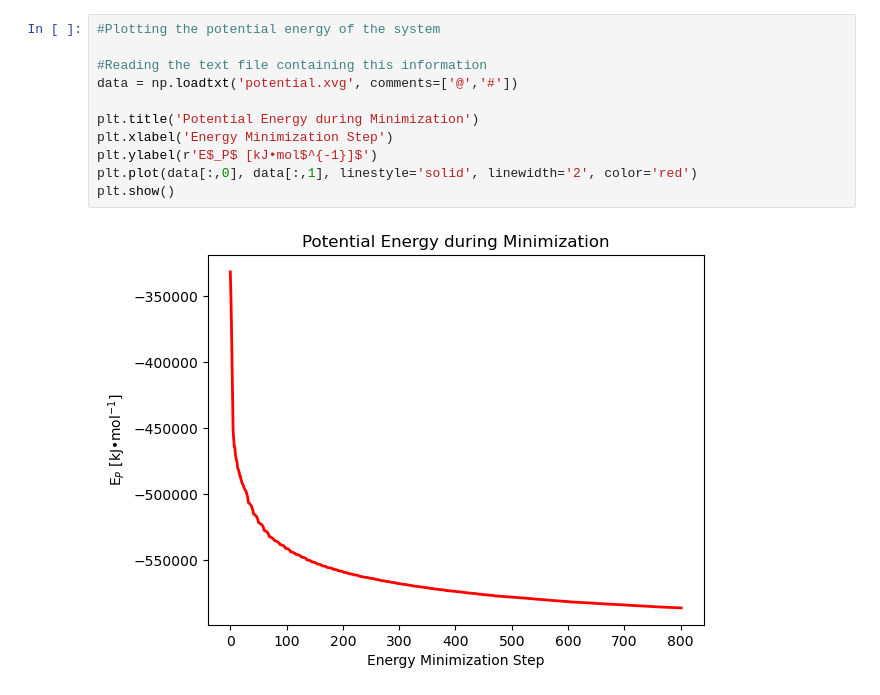
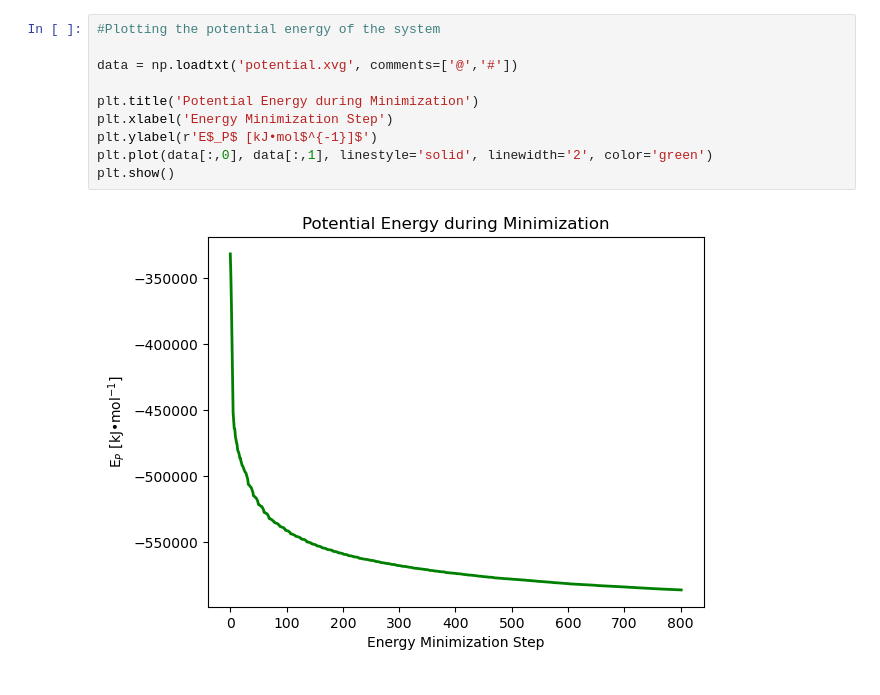
Before and after one commit to hex0kinase/lysozyme, a Jupyter notebook: xvgplots.ipynb, the cells around one changed output. Drawn from its saved outputs; the diff is of its cells as text.

Commit message:
temp add for plotting inline v2

```diff
--- a/xvgplots.ipynb
+++ b/xvgplots.ipynb
@@ -37,14 +38,13 @@ plt.show()
 # %%
 #Plotting the potential energy of the system
 
-#Reading the text file containing this information
 data = np.loadtxt('potential.xvg', comments=['@','#'])
 
 plt.title('Potential Energy during Minimization')
 plt.xlabel('Energy Minimization Step')
 plt.ylabel(r'E$_P$ [kJ•mol$^{-1}]$')
-plt.plot(data[:,0], data[:,1], linestyle='solid', linewidth='2', color='red')
+plt.plot(data[:,0], data[:,1], linestyle='solid', linewidth='2', color='green')
 plt.show()
 # %% [output]
-[figure, old version]
+[figure, new version]
 # %%
```
Also changed, not shown: parts of 4 cells of this notebook.
